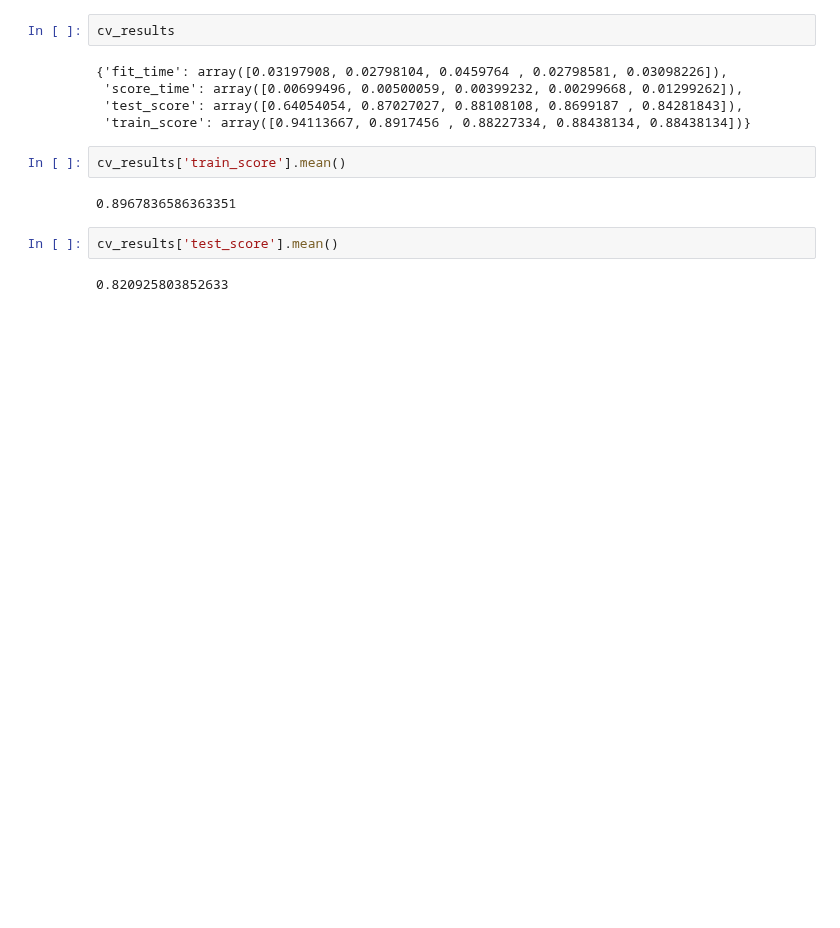
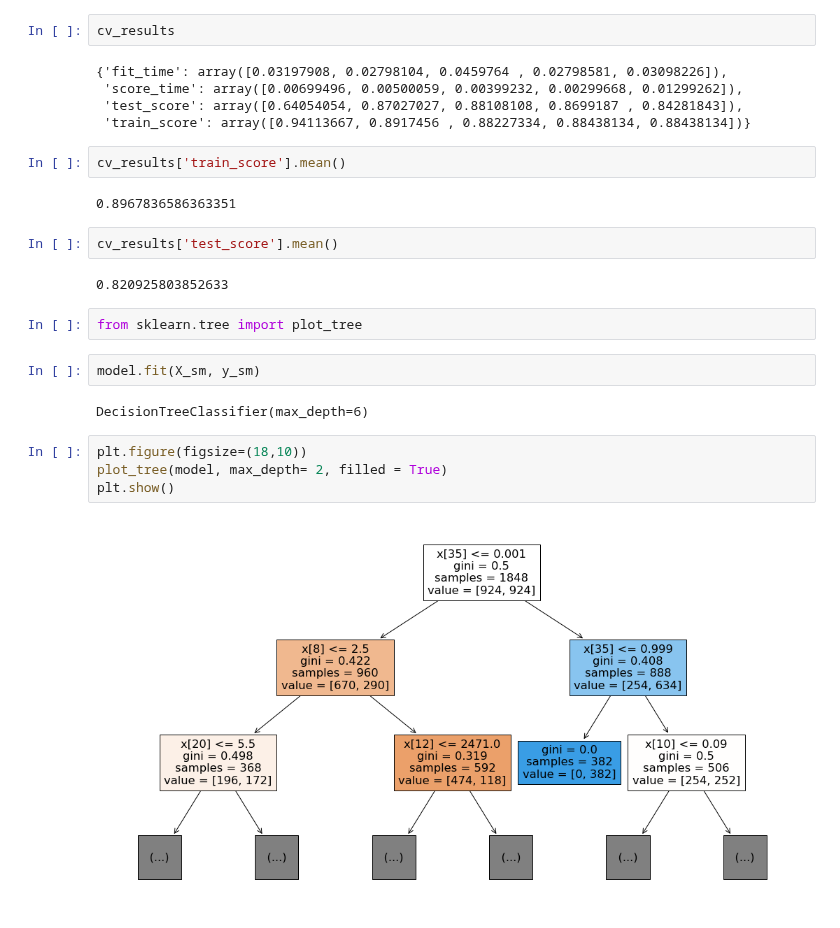
Before and after one commit to anidec25/Linear-Regression, a Jupyter notebook: Decision Tree/decisiontree.ipynb, the cells around one changed output. Cells and saved outputs as stored; diff of their text form; blank space fills up the shorter version.

```diff
--- a/Decision Tree/decisiontree.ipynb
+++ b/Decision Tree/decisiontree.ipynb
@@ -177,3 +177,15 @@ cv_results['train_score'].mean()
 cv_results['test_score'].mean()
 # %% [output]
 0.820925803852633
+# %%
+from sklearn.tree import plot_tree
+# %%
+model.fit(X_sm, y_sm)
+# %% [output]
+DecisionTreeClassifier(max_depth=6)
+# %%
+plt.figure(figsize=(18,10))
+plot_tree(model, max_depth= 2, filled = True)
+plt.show()
+# %% [output]
+[figure, added]
```
Also changed, not shown: 2 other files.
